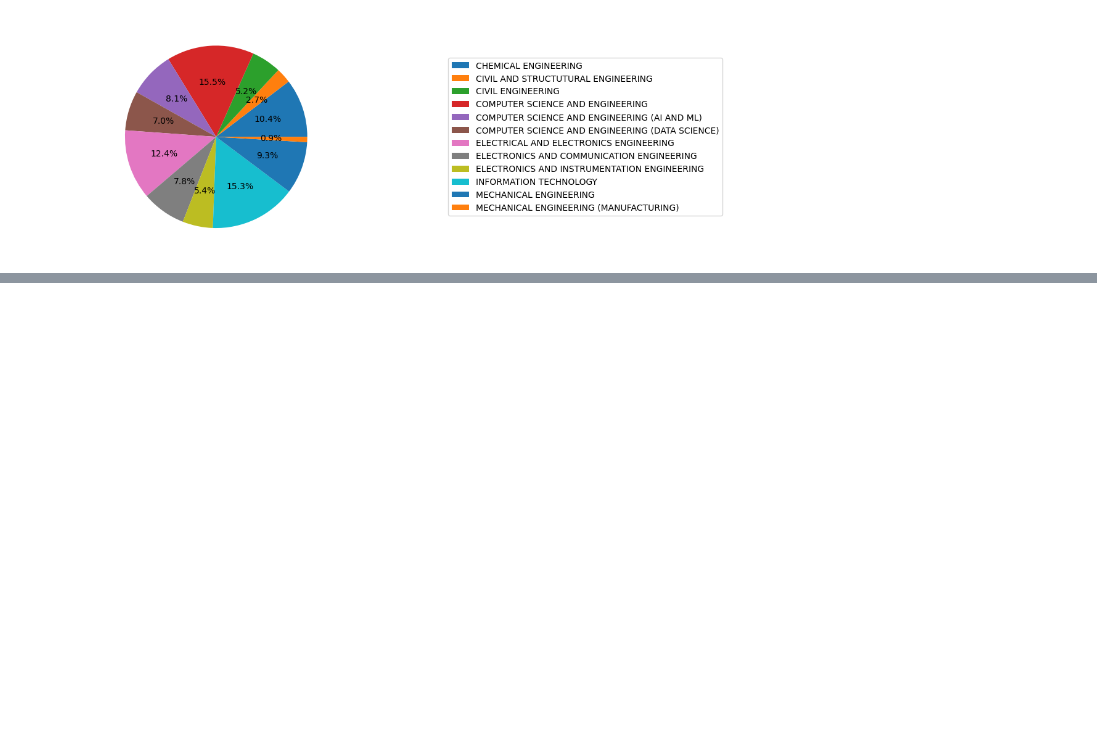
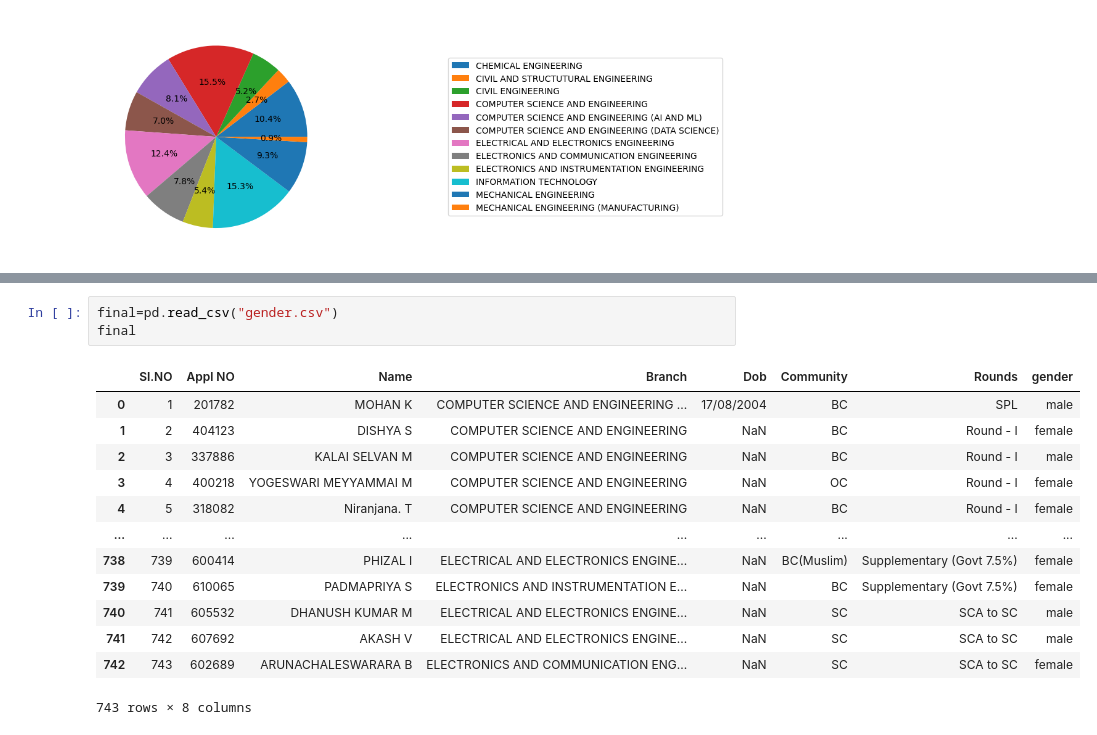
Before and after one commit to Rajadurai2/fun-programs-, a Jupyter notebook: AU.ipynb, the cells around one changed output, grey strips where cells are left out. Cells and saved outputs as stored; diff of their text form; blank space fills up the shorter version.

```diff
--- a/AU.ipynb
+++ b/AU.ipynb
@@ -140,0 +153,17 @@ final.head()
+# %%
+final=pd.read_csv("gender.csv")
+final
+# %% [output]
+|  | SI.NO | Appl NO | Name | Branch | Dob | Community | Rounds | gender |
+| 0 | 1 | 201782 | MOHAN K | COMPUTER SCIENCE AND ENGINEERING ... | 17/08/2004 | BC | SPL | male |
+| 1 | 2 | 404123 | DISHYA S | COMPUTER SCIENCE AND ENGINEERING | NaN | BC | Round - I | female |
+| 2 | 3 | 337886 | KALAI SELVAN M | COMPUTER SCIENCE AND ENGINEERING | NaN | BC | Round - I | male |
+| 3 | 4 | 400218 | YOGESWARI MEYYAMMAI M | COMPUTER SCIENCE AND ENGINEERING | NaN | OC | Round - I | female |
+| 4 | 5 | 318082 | Niranjana. T | COMPUTER SCIENCE AND ENGINEERING | NaN | BC | Round - I | female |
+| ... | ... | ... | ... | ... | ... | ... | ... | ... |
+| 738 | 739 | 600414 | PHIZAL I | ELECTRICAL AND ELECTRONICS ENGINE... | NaN | BC(Muslim) | Supplementary (Govt 7.5%) | female |
+| 739 | 740 | 610065 | PADMAPRIYA S | ELECTRONICS AND INSTRUMENTATION E... | NaN | BC | Supplementary (Govt 7.5%) | female |
+| 740 | 741 | 605532 | DHANUSH KUMAR M | ELECTRICAL AND ELECTRONICS ENGINE... | NaN | SC | SCA to SC | male |
+| 741 | 742 | 607692 | AKASH V | ELECTRICAL AND ELECTRONICS ENGINE... | NaN | SC | SCA to SC | male |
+| 742 | 743 | 602689 | ARUNACHALESWARARA B | ELECTRONICS AND COMMUNICATION ENG... | NaN | SC | SCA to SC | female |
+743 rows × 8 columns
```
Also changed, not shown: parts of 9 cells of this notebook.
